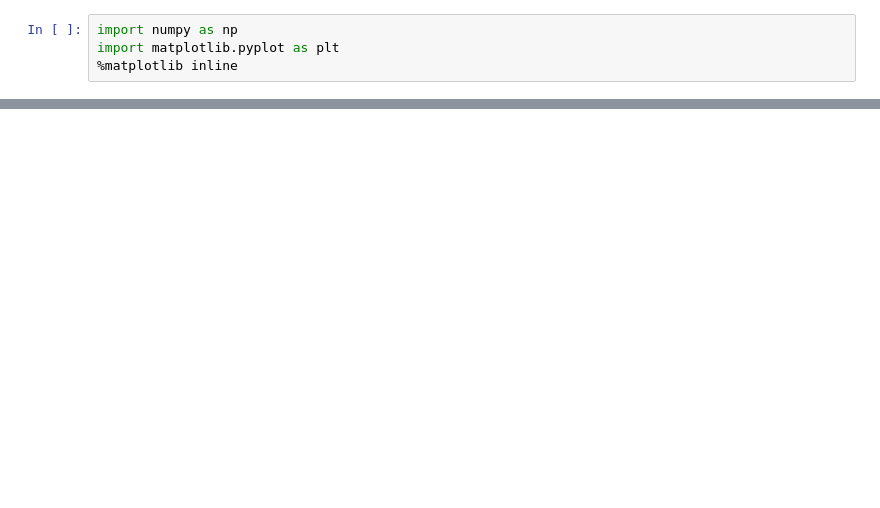
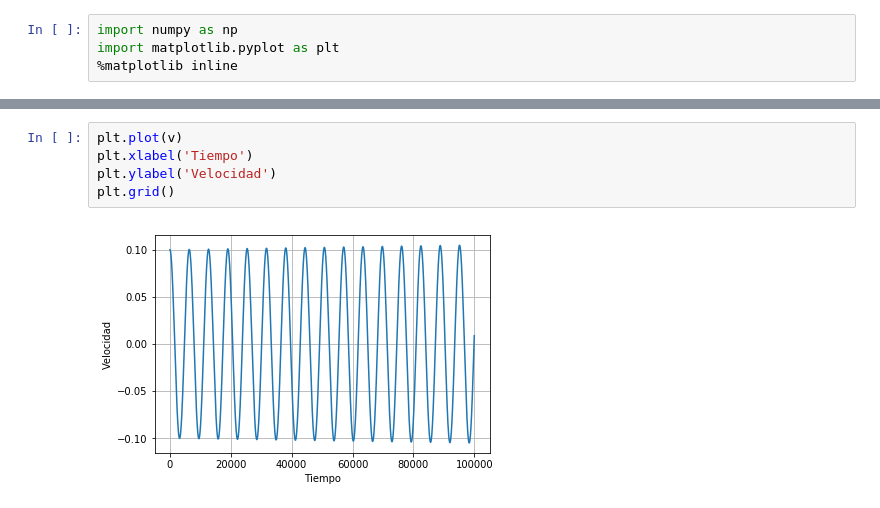
Before and after one commit to DCI-alxogm/pb2018-seguragg2018, a Jupyter notebook: semana14/Ejercicio_Oscilador.ipynb, the cells around one changed output, grey strips where cells are left out. Cells and saved outputs as stored; diff of their text form; blank space fills up the shorter version.

```diff
--- a/semana14/Ejercicio_Oscilador.ipynb
+++ b/semana14/Ejercicio_Oscilador.ipynb
@@ -17,0 +31,7 @@ NameError: name 'v' is not defined
+# %%
+plt.plot(v)
+plt.xlabel('Tiempo')
+plt.ylabel('Velocidad')
+plt.grid()
+# %% [output]
+[figure, added]
```
Also changed, not shown: parts of 6 cells of this notebook.
